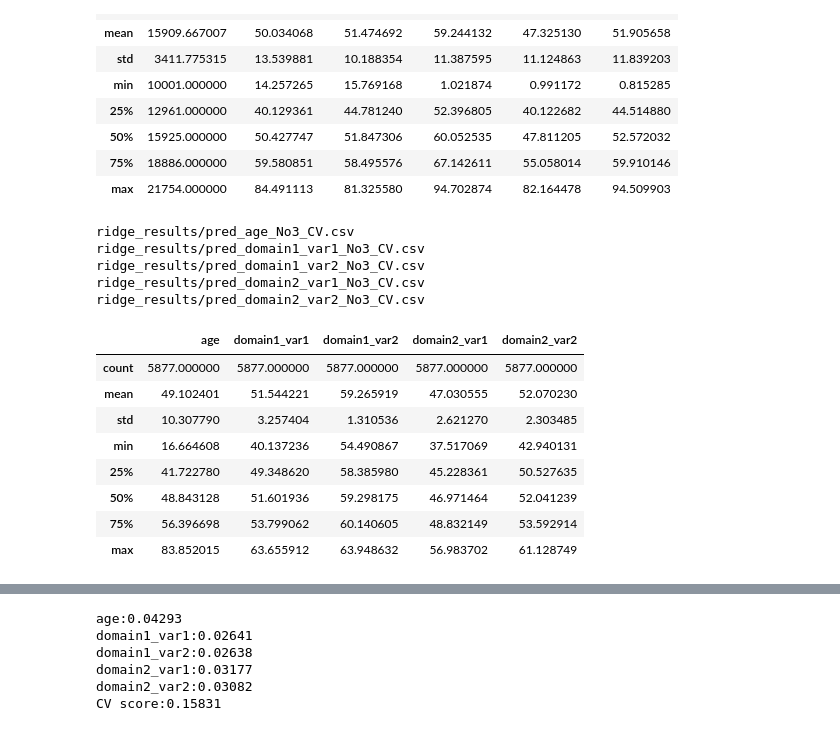
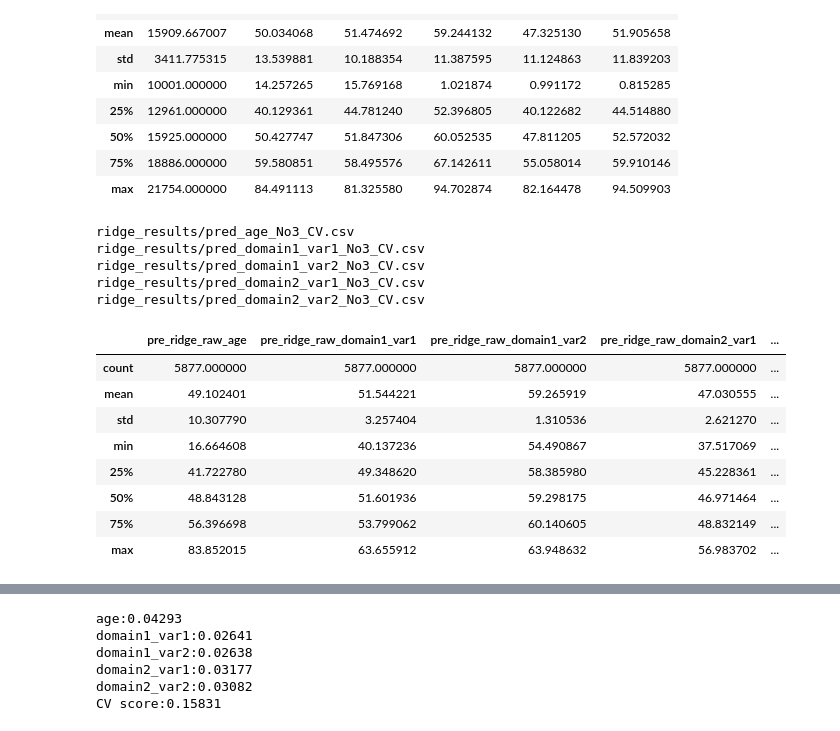
Before and after one commit to ibkuroyagi/trends-images, a Jupyter notebook: working/test_check.ipynb, the cells around one changed output, grey strips where cells are left out. Saved outputs shown, nothing was run; the diff lists cells and outputs as text; code cells hidden in the pictures.

Commit message:
rename ensemble columns

```diff
--- a/working/test_check.ipynb
+++ b/working/test_check.ipynb
@@ -47,30 +47,33 @@ df.describe()
 # %%
 file_No = 3
 test_df = pd.DataFrame(np.zeros((5877, 5)), columns=config.target)
 val_df = pd.DataFrame(np.zeros((5877, 6)), columns=["Id"] + config.target)
 val_df["Id"] = df["Id"]
 for target_id in range(5):
     # fname = f"output/test_{config.target[target_id]}fold{fold}_No{file_No}.csv"
     fname = f"ridge_results/pred_{config.target[target_id]}_No{file_No}_CV.csv"
     print(fname)
     test_df[config.target[target_id]] = pd.read_csv(fname)[config.target[target_id]+"_pred"]
     val_fname = f"ridge_results/val_{config.target[target_id]}_No{file_No}_CV.csv"
     val_df[config.target[target_id]] = pd.read_csv(val_fname)[config.target[target_id]+"_pred"]
 submission_file = f'ensemble/valid_{r_type}_No{file_No}.csv'
+for target_id in range(5):
+    val_df.rename(columns={config.target[target_id]: f"pre_{r_type}_raw_" + config.target[target_id]}, inplace=True)
+    test_df.rename(columns={config.target[target_id]: f"pre_{r_type}_raw_" + config.target[target_id]}, inplace=True)
 val_df.to_csv(submission_file, index=False)
 test_df.describe()
 # %% [output]
 ridge_results/pred_age_No3_CV.csv
 ridge_results/pred_domain1_var1_No3_CV.csv
 ridge_results/pred_domain1_var2_No3_CV.csv
 ridge_results/pred_domain2_var1_No3_CV.csv
 ridge_results/pred_domain2_var2_No3_CV.csv
-|  | age | domain1_var1 | domain1_var2 | domain2_var1 | domain2_var2 |
-| count | 5877.000000 | 5877.000000 | 5877.000000 | 5877.000000 | 5877.000000 |
-| mean | 49.102401 | 51.544221 | 59.265919 | 47.030555 | 52.070230 |
-| std | 10.307790 | 3.257404 | 1.310536 | 2.621270 | 2.303485 |
-| min | 16.664608 | 40.137236 | 54.490867 | 37.517069 | 42.940131 |
-| 25% | 41.722780 | 49.348620 | 58.385980 | 45.228361 | 50.527635 |
-| 50% | 48.843128 | 51.601936 | 59.298175 | 46.971464 | 52.041239 |
-| 75% | 56.396698 | 53.799062 | 60.140605 | 48.832149 | 53.592914 |
-| max | 83.852015 | 63.655912 | 63.948632 | 56.983702 | 61.128749 |
+|  | pre_ridge_raw_age | pre_ridge_raw_domain1_var1 | pre_ridge_raw_domain1_var2 | pre_ridge_raw_domain2_var1 | ... |
+| count | 5877.000000 | 5877.000000 | 5877.000000 | 5877.000000 | ... |
+| mean | 49.102401 | 51.544221 | 59.265919 | 47.030555 | ... |
+| std | 10.307790 | 3.257404 | 1.310536 | 2.621270 | ... |
+| min | 16.664608 | 40.137236 | 54.490867 | 37.517069 | ... |
+| 25% | 41.722780 | 49.348620 | 58.385980 | 45.228361 | ... |
+| 50% | 48.843128 | 51.601936 | 59.298175 | 46.971464 | ... |
+| 75% | 56.396698 | 53.799062 | 60.140605 | 48.832149 | ... |
+| max | 83.852015 | 63.655912 | 63.948632 | 56.983702 | ... |
```
Also changed, not shown: parts of 5 cells of this notebook, 4 other files.
